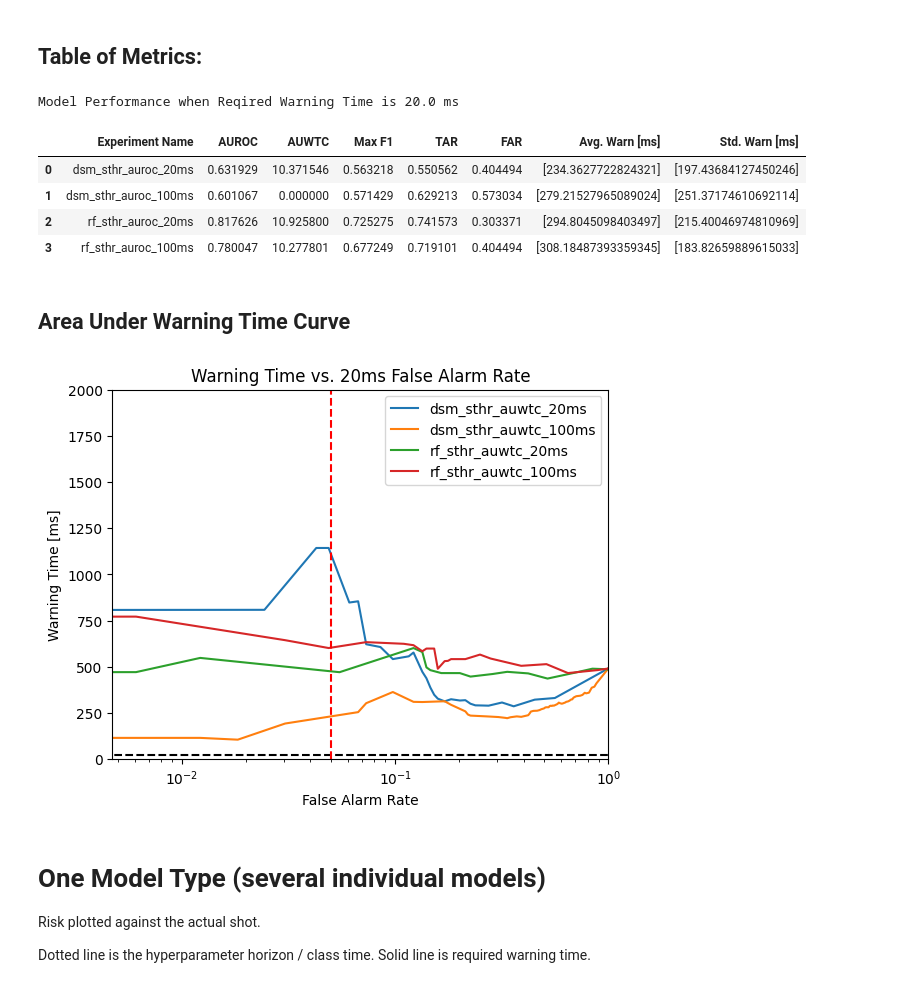
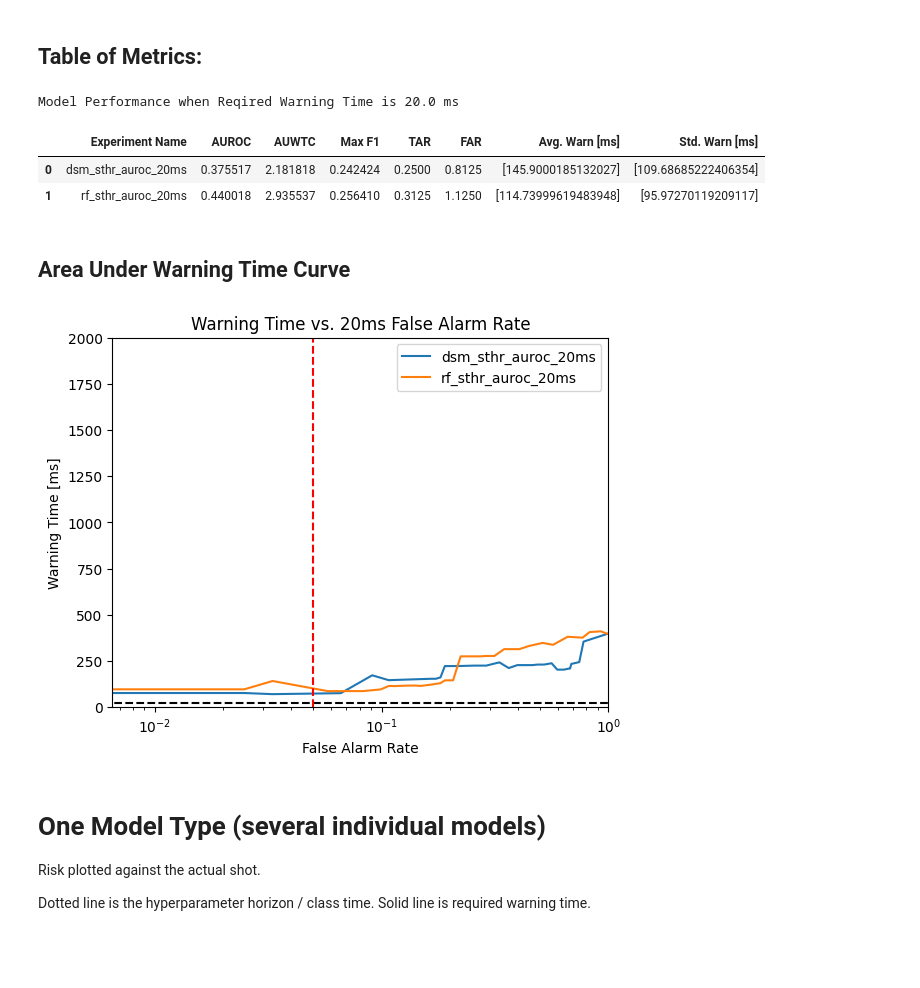
Before and after one commit to MIT-PSFC/disruption-survival-analysis, a Jupyter notebook: Run Experiments.ipynb, the cells around one changed output. Cells and saved outputs as stored; diff of their text form; code cells hidden in the pictures; blank space fills up the shorter version.

Commit message:
Trying the hyperparameter sweep on an updated dataset of CMOD

```diff
--- a/Run Experiments.ipynb
+++ b/Run Experiments.ipynb
@@ -12,15 +12,15 @@ from IPython.display import display
 #device = 'synthetic'
 #dataset_path = 'synthetic100'
 device = 'cmod'
-dataset_path = 'no_ufo_flattop_7736_shots_6%_disruptive'
+dataset_path = 'preliminary_dataset'
 
 # Load models and create experiments
 
 # models, alarms, metrics, and minimum warning times to use
-models = ['cph', 'dcph', 'dsm', 'rf', 'km']
+models = ['dsm', 'rf']
 alarms = ['sthr']
-metrics = ['auroc', 'auwtc']
-min_warning_times = [0.02, 0.1]
+metrics = ['auroc']
+min_warning_times = [0.02]
 
 # Create groups of experiments
 experiment_groups = {}
@@ -82,14 +69,14 @@ Loaded model from models/cmod/no_ufo_flattop_7736_shots_6%_disruptive/km_sthr_au
 # %%
-def get_experiments(keys1, keys2):
+def get_experiments(keys1, keys2=None):
     """Get list of experiments that match all keys"""
     experiment_list = []
     for experiment in experiment_groups[keys1[0]]:
         if all([experiment in experiment_groups[key] for key in keys1]):
             experiment_list.append(experiment)
-
-    for experiment in experiment_groups[keys2[0]]:
-        if all([experiment in experiment_groups[key] for key in keys2]):
-            experiment_list.append(experiment)
+    if keys2 is not None:
+        for experiment in experiment_groups[keys2[0]]:
+            if all([experiment in experiment_groups[key] for key in keys2]):
+                experiment_list.append(experiment)
 
     return experiment_list
 # %% [markdown]
@@ -117,8 +104,6 @@ result_data = []
 
 #plot_TAR_vs_FAR(experiment_list, required_warning_time=required_warning_time)
 #plot_warning_time_vs_FAR(experiment_list, required_warning_time=required_warning_time)
-
-experiment_list = get_experiments(['dsm', 'auroc'], ['rf', 'auroc'])
 
 for experiment in experiment_list:
     auroc = experiment.evaluate_metric('auroc', required_warning_time=required_warning_time)
@@ -135,17 +120,14 @@ display(result_df)
 # %% [output]
 Model Performance when Reqired Warning Time is 20.0 ms
 |  | Experiment Name | AUROC | AUWTC | Max F1 | TAR | FAR | Avg. Warn [ms] | Std. Warn [ms] |
-| 0 | dsm_sthr_auroc_20ms | 0.631929 | 10.371546 | 0.563218 | 0.550562 | 0.404494 | [234.3627722824321] | [197.43684127450246] |
-| 1 | dsm_sthr_auroc_100ms | 0.601067 | 0.000000 | 0.571429 | 0.629213 | 0.573034 | [279.21527965089024] | [251.37174610692114] |
-| 2 | rf_sthr_auroc_20ms | 0.817626 | 10.925800 | 0.725275 | 0.741573 | 0.303371 | [294.8045098403497] | [215.40046974810969] |
-| 3 | rf_sthr_auroc_100ms | 0.780047 | 10.277801 | 0.677249 | 0.719101 | 0.404494 | [308.18487393359345] | [183.82659889615033] |
+| 0 | dsm_sthr_auroc_20ms | 0.375517 | 2.181818 | 0.242424 | 0.2500 | 0.8125 | [145.9000185132027] | [109.68685222406354] |
+| 1 | rf_sthr_auroc_20ms | 0.440018 | 2.935537 | 0.256410 | 0.3125 | 1.1250 | [114.73999619483948] | [95.97270119209117] |
 # %% [markdown]
 ## Area Under Warning Time Curve
 # %%
-experiment_list = get_experiments(['dsm', 'auwtc'], ['rf', 'auwtc'])
 plot_warning_time_vs_false_alarm_rate(experiment_list, cutoff_far=0.05)
 # %% [output]
-[figure, old version]
+[figure, new version]
 # %% [markdown]
 # One Model Type (several individual models)
 
```
Also changed, not shown: parts of 3 cells of this notebook, 5 other files.
